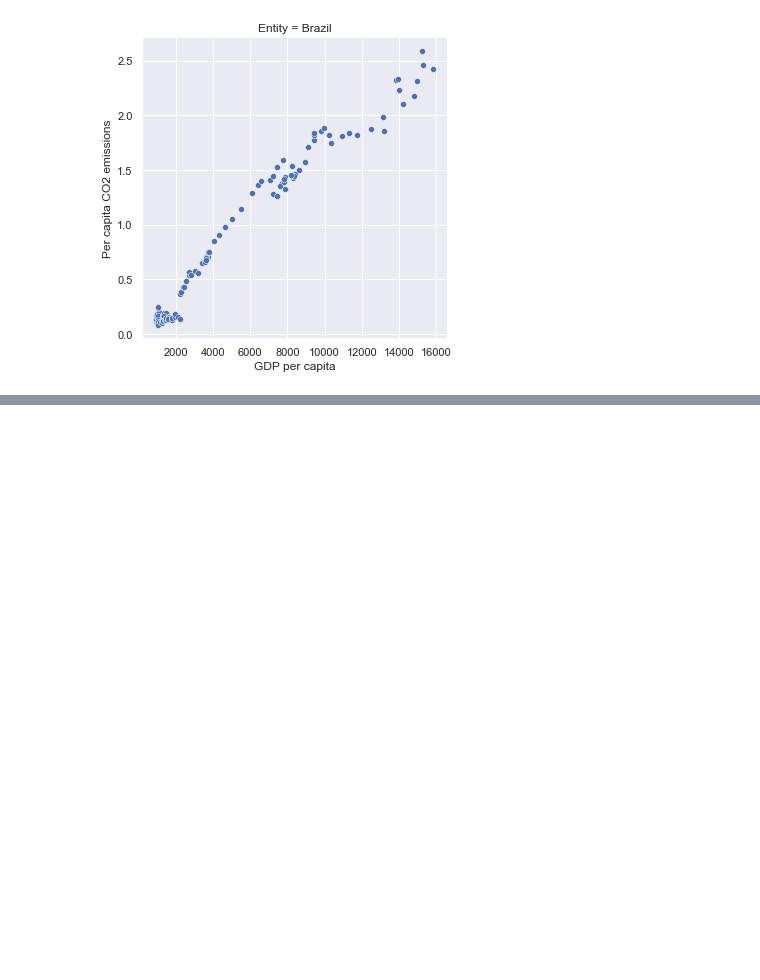
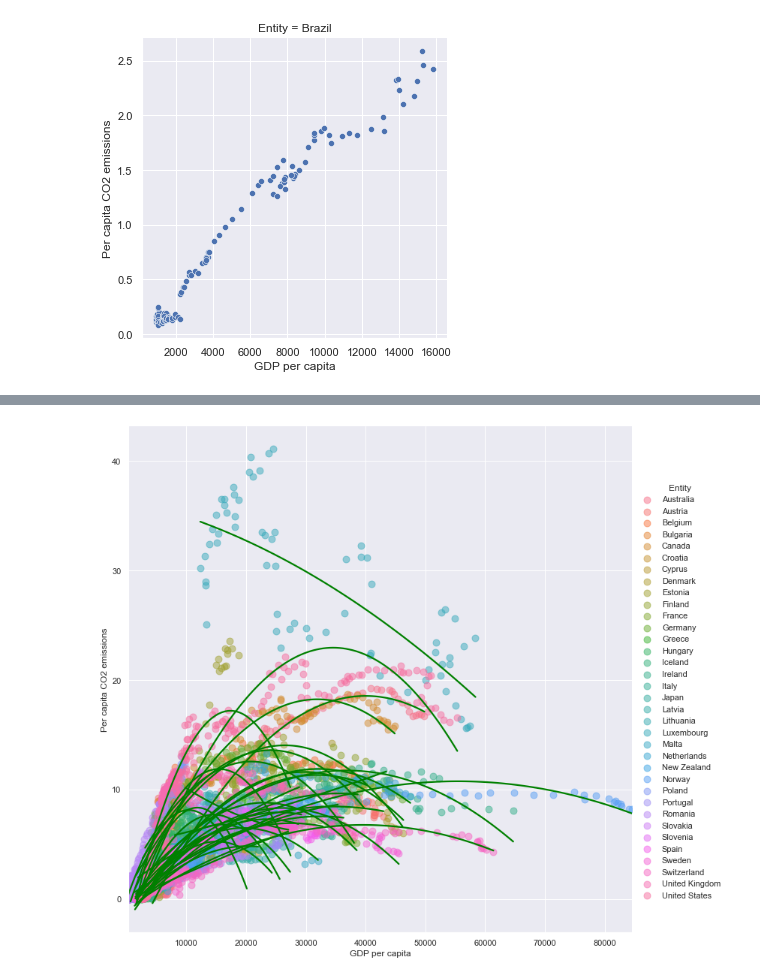
Before and after one commit to TommyAngelini/Data-Science-Projects, a Jupyter notebook: GDPVersusEmissions/GDPVersusEmissions.ipynb, the cells around one changed output, grey strips where cells are left out. Drawn from its saved outputs; the diff is of its cells as text; code cells hidden in the pictures; blank space fills up the shorter version.

```diff
--- a/GDPVersusEmissions/GDPVersusEmissions.ipynb
+++ b/GDPVersusEmissions/GDPVersusEmissions.ipynb
@@ -234,0 +305,9 @@ for country in countries:
+# %%
+developed = df[df['developed'] == 1]
+developing = df[df['developed'] == 0]
+
+developed_cor = developed[['Per capita CO2 emissions', 'GDP per capita', 'Total population (Gapminder, HYDE & UN)']].corr()
+developing_cor = developing[['Per capita CO2 emissions', 'GDP per capita', 'Total population (Gapminder, HYDE & UN)']].corr()
+
+print('Developed countries correlations')
+developed_cor
@@ -234,0 +333,5 @@ for country in countries:
+# %%
+sns.lmplot(x='GDP per capita', y='Per capita CO2 emissions', data=developed,
+           order=2, ci=None, height=10, scatter_kws={"s": 80, 'alpha':0.5}, hue = 'Entity', line_kws={'color': 'green'});
+# %% [output]
+[figure, added]
```
Also changed, not shown: parts of 20 cells of this notebook.
